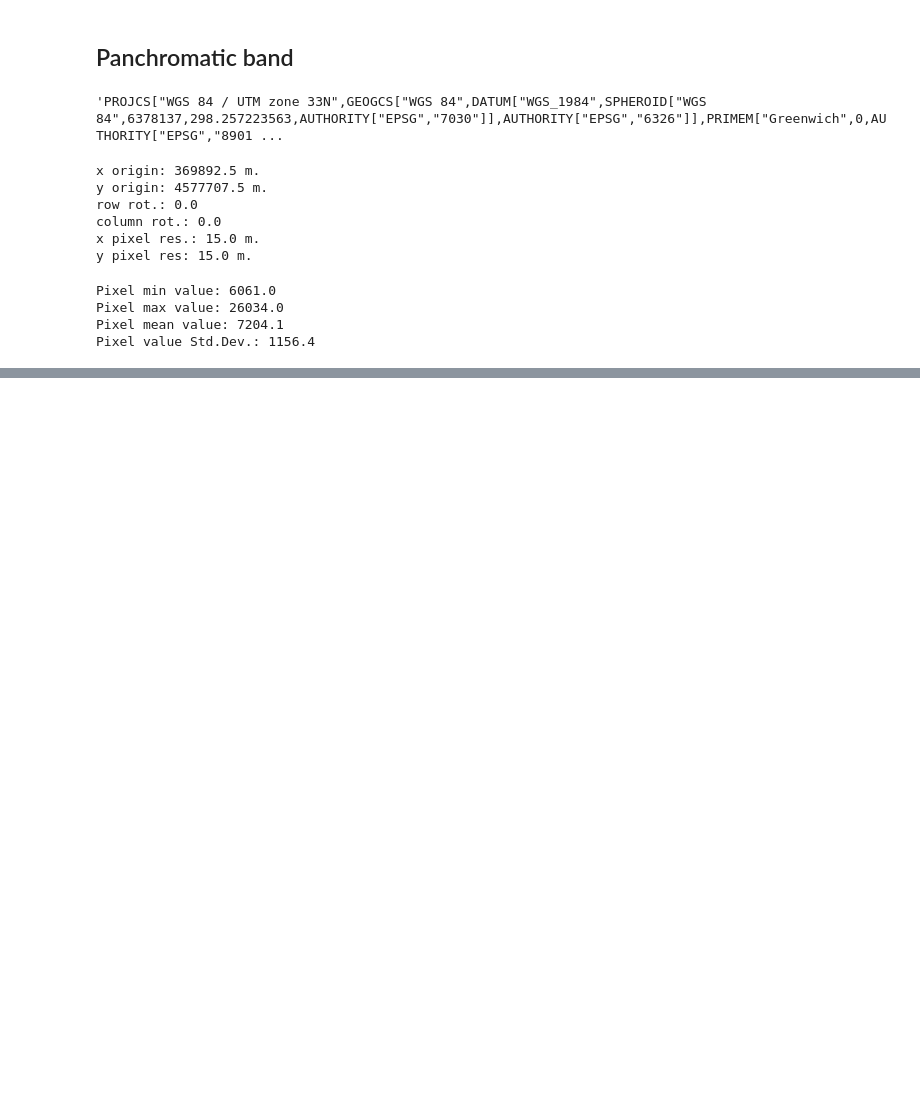
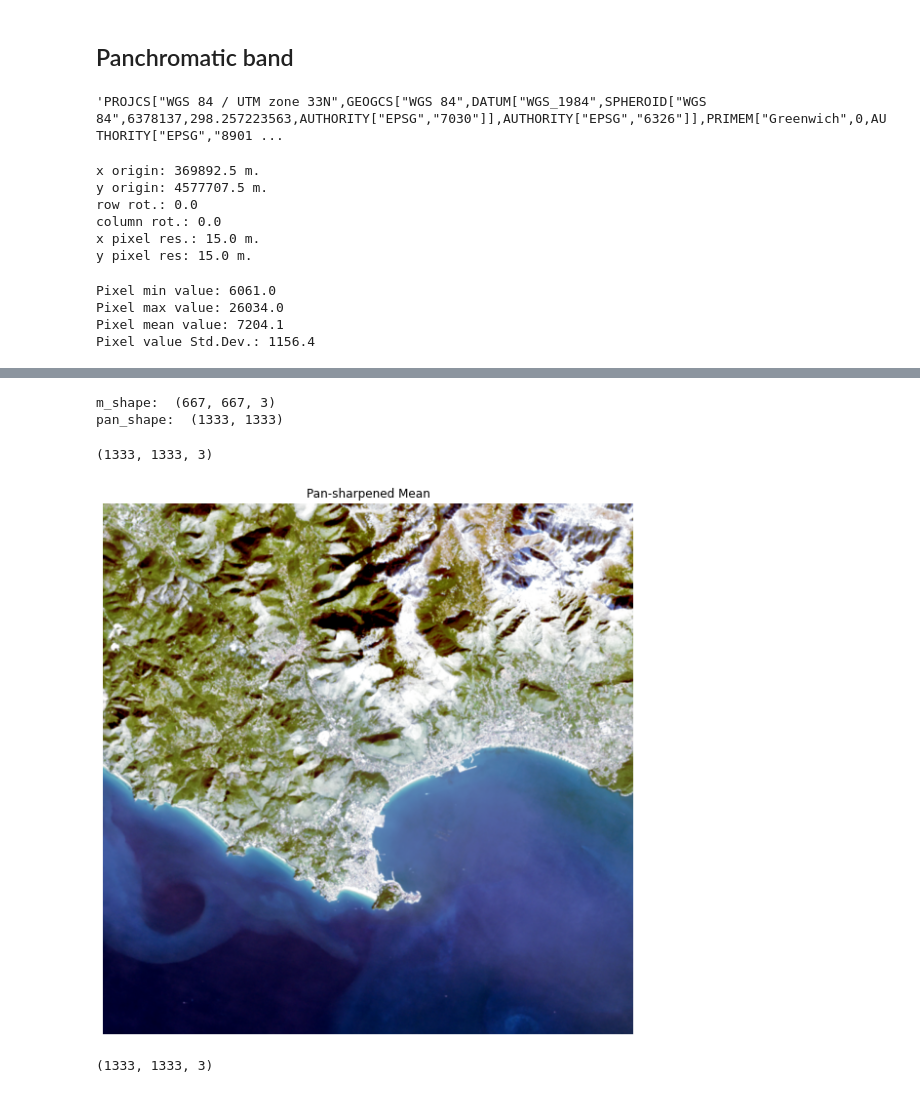
Before and after one commit to luigiselmi/geoscience, a Jupyter notebook: pan_sharpening.ipynb, the cells around one changed output, grey strips where cells are left out. Cells and saved outputs as stored; diff of their text form; code cells hidden in the pictures; blank space fills up the shorter version.

Commit message:
pan-sharpening mean value

```diff
--- a/pan_sharpening.ipynb
+++ b/pan_sharpening.ipynb
@@ -198,2 +206,15 @@ pan_data = pan_ds.ReadAsArray()
 # %%
 pan_data_norm = normalize(pan_data)
+# %%
+def stretch(bands, lower_percent=2, higher_percent=98):
+    out = np.zeros_like(bands)
+    for i in range(3):
+        a = 0
+        b = 255
+        c = np.percentile(bands[:,:,i], lower_percent)
+        d = np.percentile(bands[:,:,i], higher_percent)
+        t = a + (bands[:,:,i] - c) * (b - a) / (d - c)
+        t[t<a] = a
+        t[t>b] = b
+        out[:,:,i] = t
+    return out.astype(np.uint8)
@@ -199,0 +266,32 @@ pan_data_norm = normalize(pan_data)
+# %%
+import tifffile as tiff
+IM_ID = '6120_2_2'
+m = tiff.imread('data/raster/Landsat/Italy/LC09_L1TP_190031_RGB_subset.tif'.format(IM_ID))
+pan = tiff.imread('data/raster/Landsat/Italy/LC09_L1TP_190031_B8_subset.TIF'.format(IM_ID))
+
+print ('m_shape: ', m.shape)
+print ('pan_shape: ', pan.shape)
+# %% [output]
+m_shape:  (667, 667, 3)
+pan_shape:  (1333, 1333)
+# %%
+sharpened_mean = pansharpen(m, normalize(pan), method='sample_mean')
+sharpened_mean.shape
+# %% [output]
+(1333, 1333, 3)
+# %%
+fig, ax = plt.subplots(ncols=1, nrows=1, figsize=(12, 10))
+im_data = stretch(sharpened_mean[:,:,:])
+#im_data = stretch(rgb_scaled[:,:,:])
+ax.imshow(im_data)
+ax.set_title('Pan-sharpened Mean')
+ax.axis('off')
+plt.show()
+img = Image.fromarray(im_data)
+img.save(path + 'pansharpened.tif')
+# %% [output]
+[figure, added]
+# %%
+im_data.shape
+# %% [output]
+(1333, 1333, 3)
```
Also changed, not shown: parts of 13 cells of this notebook.
